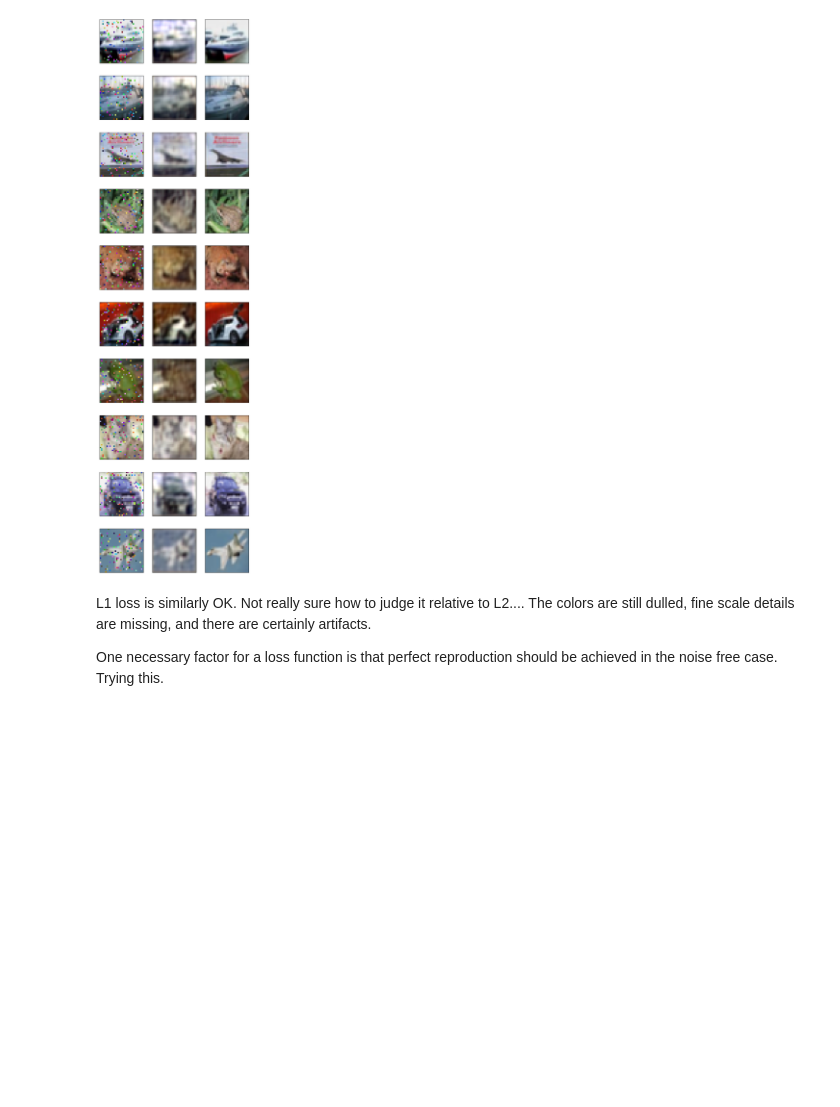
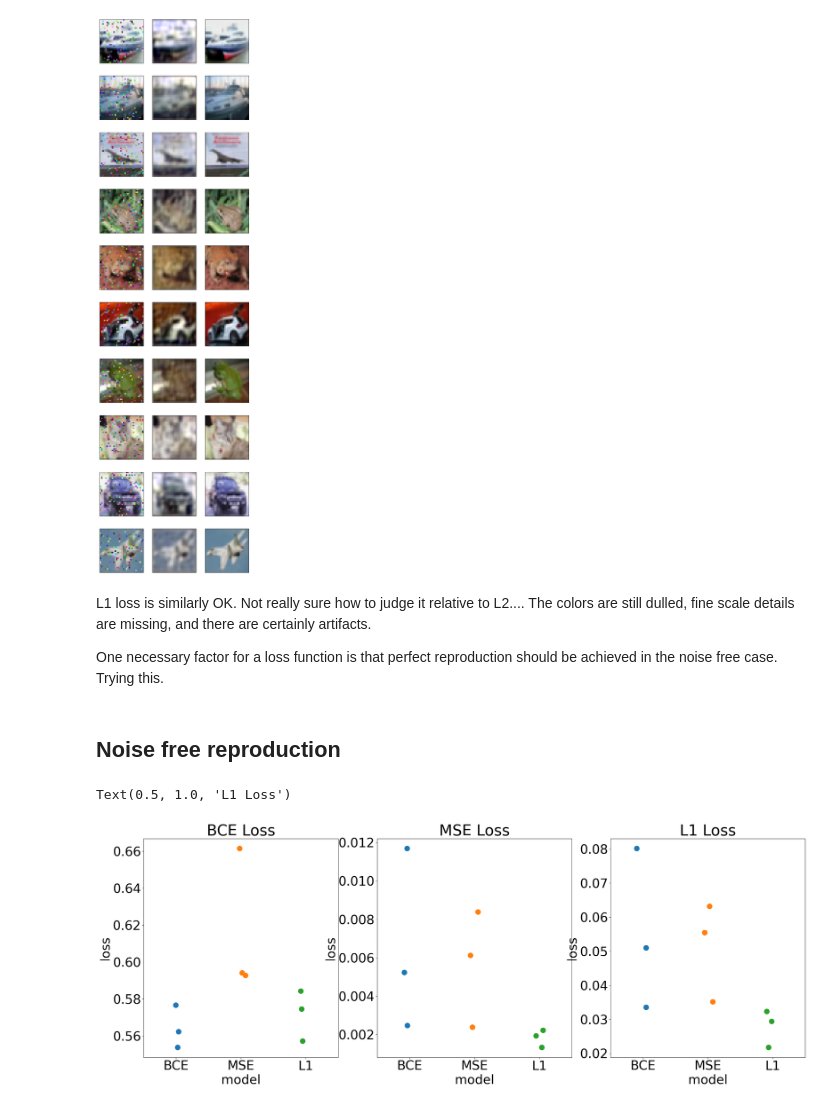
Before and after one commit to lrast/denoisingUnet-noise2noise, a Jupyter notebook: Initial Experiments.ipynb, the cells around one changed output. Cells and saved outputs as stored; diff of their text form; code cells hidden in the pictures; blank space fills up the shorter version.

```diff
--- a/Initial Experiments.ipynb
+++ b/Initial Experiments.ipynb
@@ -172,3 +172,41 @@ for i in range(1, 11):
 L1 loss is similarly OK. Not really sure how to judge it relative to L2.... The colors are still dulled, fine scale details are missing, and there are certainly artifacts.
 
 One necessary factor for a loss function is that perfect reproduction should be achieved in the noise free case. Trying this.
+# %% [markdown]
+## Noise free reproduction
+# %%
+import pandas as pd
+
+baseLine = models.UNet(noise_rate=0.0)
+baseLine.setup()
+
+metrics = {
+            'MSE':torch.nn.MSELoss(),
+            'BCE':torch.nn.BCELoss(),
+            'L1':torch.nn.L1Loss()
+        }
+
+
+outs = []
+
+for i in range(3):
+    for model in ['BCE', 'MSE', 'L1']:
+        currModel = models.UNet.load_from_checkpoint( 'lightning_logs/noiseFree/'+ model + str(i) + '/best.ckpt')
+
+        for metricName, L in metrics.items():
+            outs.append(
+                [model, metricName, L(currModel.forward(baseLine.data.test_base), baseLine.data.test_base).detach().numpy()]
+            )
+
+
+results = pd.DataFrame(outs, columns=['model', 'metric', 'loss'])
+# %%
+figsize(30,10)
+f, axes = plt.subplots(1, 3)
+plt.rcParams.update({'font.size':32})
+sns.stripplot(data=results[ results.metric=='BCE'] , x='model', y='loss', ax=axes[0], size=14); axes[0].set_title('BCE Loss')
+sns.stripplot(data=results[ results.metric=='MSE'] , x='model', y='loss', ax=axes[1], size=14); axes[1].set_title('MSE Loss')
+sns.stripplot(data=results[ results.metric=='L1'] , x='model', y='loss', ax=axes[2], size=14); axes[2].set_title('L1 Loss')
+# %% [output]
+Text(0.5, 1.0, 'L1 Loss')
+[figure, added]
```
Also changed, not shown: parts of 2 cells of this notebook, 2 other files.
